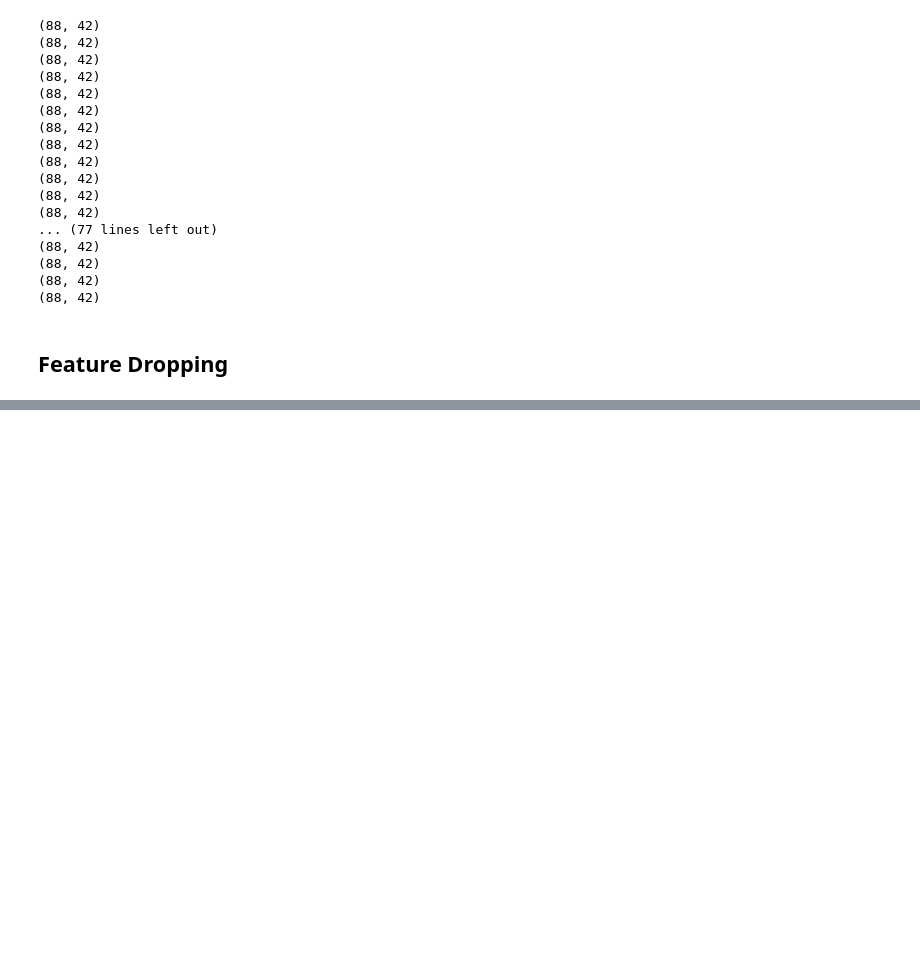
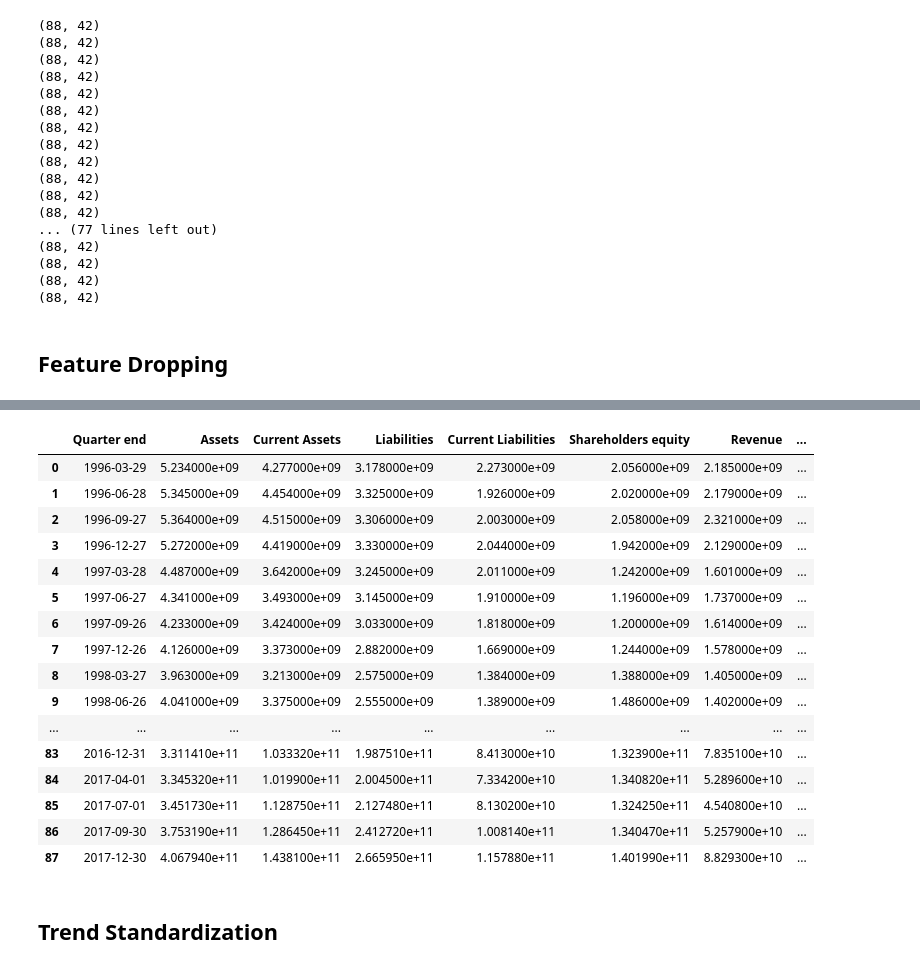
Before and after one commit to melvillehuangbin/projects, a Jupyter notebook: fyp_neural_network_models_for_stock_selection_based_on_fundamental_analysis/01_neural_network_models_for_stock_selection_based_on_fundamental_analysis.ipynb, the cells around one changed output, grey strips where cells are left out. Cells and saved outputs as stored; diff of their text form; code cells hidden in the pictures; blank space fills up the shorter version.

```diff
--- a/fyp_neural_network_models_for_stock_selection_based_on_fundamental_analysis/01_neural_network_models_for_stock_selection_based_on_fundamental_analysis.ipynb
+++ b/fyp_neural_network_models_for_stock_selection_based_on_fundamental_analysis/01_neural_network_models_for_stock_selection_based_on_fundamental_analysis.ipynb
@@ -211,0 +297,28 @@ financial_data_by_tickers_timeframe_final[0]
+# %%
+def missing_entries(df):
+    """
+    1. change each series to a numpy array
+    2. check if all data points present (88 data points), if yes pass, if no then do mean substitution iterating in reverse
+    2. if value == 0, val(idx+1) + val(idx-1) / 2 , else value == val(idx)
+    """
+    from copy import deepcopy
+
+    df_filled = deepcopy(df)
+    cols = list(df_filled.drop(columns=['Quarter end', 'ticker']).columns)
+    for c in cols:
+        df_temp = df_filled[c]
+        df_temp_check = df_temp[df_temp != 0]
+        if df_temp_check.shape[0] != 88:
+            np_series = df_temp.to_numpy()
+#             np_series_before = deepcopy(np_series)
+            for n, val in reversed(list(enumerate(np_series))):
+                if ((n == 0) and (val == 0)) or ((n == 87) and (val == 0)):
+                    np_series[n] = (np_series[n] + np_series[n-1]) / 2
+                elif (val == 0):
+                    np_series[n] = (np_series[n-1] + np_series[n+1]) / 2
+                else:
+                    np_series[n] = np_series[n]
+            df_filled[c] = np_series
+    #         print(c, np_series, '\n', np_series_before)
+
+    return df_filled
@@ -211,0 +330,22 @@ financial_data_by_tickers_timeframe_final[0]
+# %%
+financial_data_filled[0]
+# %% [output]
+|  | Quarter end | Assets | Current Assets | Liabilities | Current Liabilities | Shareholders equity | Revenue | ... |
+| 0 | 1996-03-29 | 5.234000e+09 | 4.277000e+09 | 3.178000e+09 | 2.273000e+09 | 2.056000e+09 | 2.185000e+09 | ... |
+| 1 | 1996-06-28 | 5.345000e+09 | 4.454000e+09 | 3.325000e+09 | 1.926000e+09 | 2.020000e+09 | 2.179000e+09 | ... |
+| 2 | 1996-09-27 | 5.364000e+09 | 4.515000e+09 | 3.306000e+09 | 2.003000e+09 | 2.058000e+09 | 2.321000e+09 | ... |
+| 3 | 1996-12-27 | 5.272000e+09 | 4.419000e+09 | 3.330000e+09 | 2.044000e+09 | 1.942000e+09 | 2.129000e+09 | ... |
+| 4 | 1997-03-28 | 4.487000e+09 | 3.642000e+09 | 3.245000e+09 | 2.011000e+09 | 1.242000e+09 | 1.601000e+09 | ... |
+| 5 | 1997-06-27 | 4.341000e+09 | 3.493000e+09 | 3.145000e+09 | 1.910000e+09 | 1.196000e+09 | 1.737000e+09 | ... |
+| 6 | 1997-09-26 | 4.233000e+09 | 3.424000e+09 | 3.033000e+09 | 1.818000e+09 | 1.200000e+09 | 1.614000e+09 | ... |
+| 7 | 1997-12-26 | 4.126000e+09 | 3.373000e+09 | 2.882000e+09 | 1.669000e+09 | 1.244000e+09 | 1.578000e+09 | ... |
+| 8 | 1998-03-27 | 3.963000e+09 | 3.213000e+09 | 2.575000e+09 | 1.384000e+09 | 1.388000e+09 | 1.405000e+09 | ... |
+| 9 | 1998-06-26 | 4.041000e+09 | 3.375000e+09 | 2.555000e+09 | 1.389000e+09 | 1.486000e+09 | 1.402000e+09 | ... |
+| ... | ... | ... | ... | ... | ... | ... | ... | ... |
+| 83 | 2016-12-31 | 3.311410e+11 | 1.033320e+11 | 1.987510e+11 | 8.413000e+10 | 1.323900e+11 | 7.835100e+10 | ... |
+| 84 | 2017-04-01 | 3.345320e+11 | 1.019900e+11 | 2.004500e+11 | 7.334200e+10 | 1.340820e+11 | 5.289600e+10 | ... |
+| 85 | 2017-07-01 | 3.451730e+11 | 1.128750e+11 | 2.127480e+11 | 8.130200e+10 | 1.324250e+11 | 4.540800e+10 | ... |
+| 86 | 2017-09-30 | 3.753190e+11 | 1.286450e+11 | 2.412720e+11 | 1.008140e+11 | 1.340470e+11 | 5.257900e+10 | ... |
+| 87 | 2017-12-30 | 4.067940e+11 | 1.438100e+11 | 2.665950e+11 | 1.157880e+11 | 1.401990e+11 | 8.829300e+10 | ... |
+# %% [markdown]
+## Trend Standardization
```
Also changed, not shown: parts of 17 cells of this notebook.
